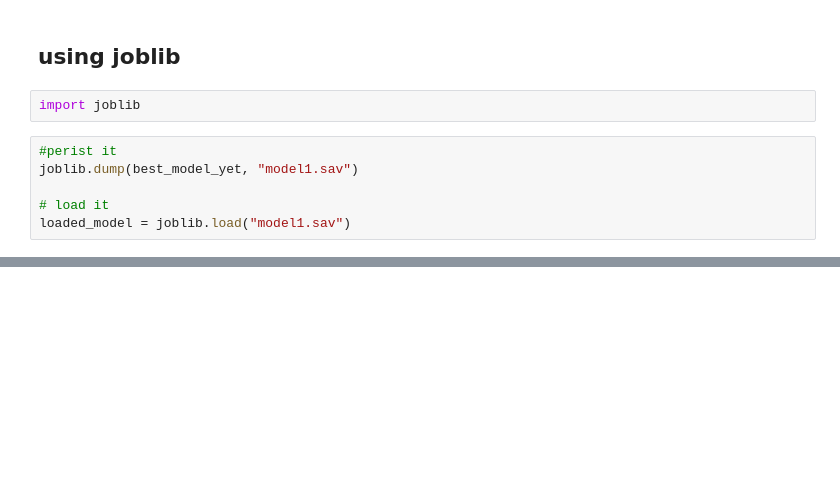
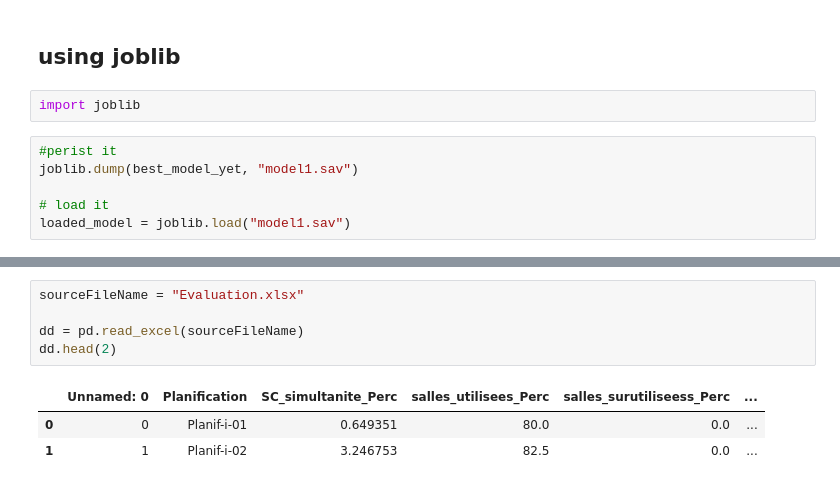
Before and after one commit to ubmagh/ML-journey, a Jupyter notebook: smart_planning/v3-classification/v3-classification.ipynb, the cells around one changed output, grey strips where cells are left out. Drawn from its saved outputs; the diff is of its cells as text; blank space fills up the shorter version.

```diff
--- a/smart_planning/v3-classification/v3-classification.ipynb
+++ b/smart_planning/v3-classification/v3-classification.ipynb
@@ -960,0 +1051,9 @@ loaded_model = joblib.load("model1.sav")
+# %%
+sourceFileName = "Evaluation.xlsx"
+
+dd = pd.read_excel(sourceFileName)
+dd.head(2)
+# %% [output]
+|  | Unnamed: 0 | Planification | SC_simultanite_Perc | salles_utilisees_Perc | salles_surutiliseess_Perc | ... |
+| 0 | 0 | Planif-i-01 | 0.649351 | 80.0 | 0.0 | ... |
+| 1 | 1 | Planif-i-02 | 3.246753 | 82.5 | 0.0 | ... |
```
Also changed, not shown: parts of 30 cells of this notebook, 9 other files.
